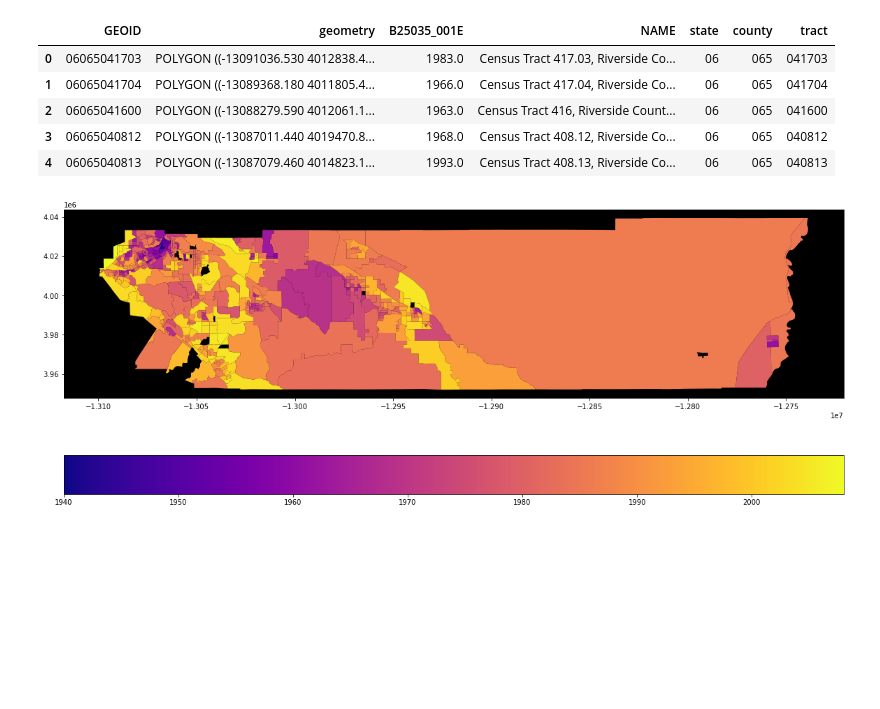
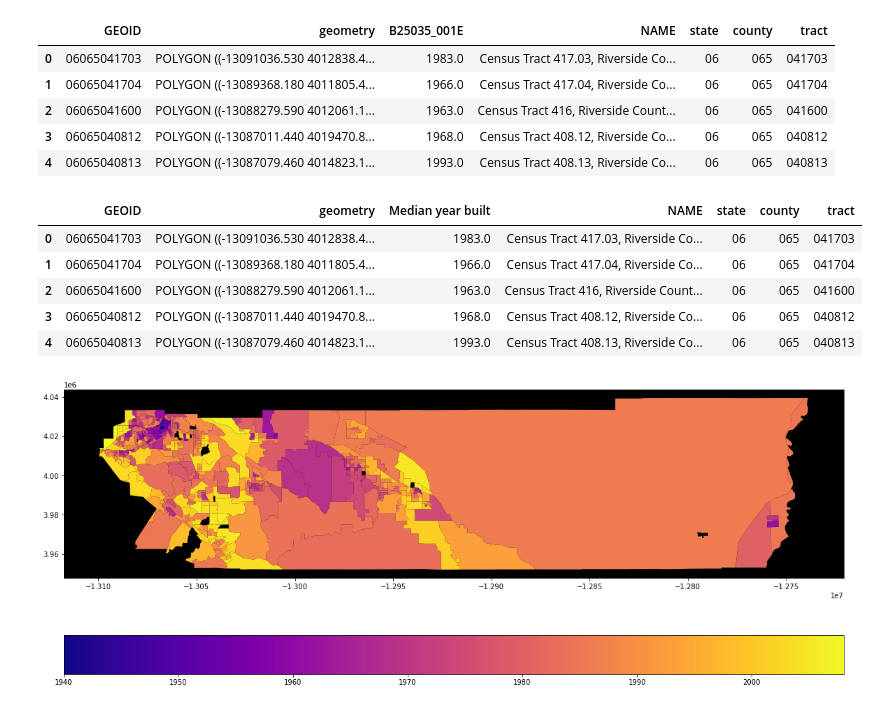
Before and after one commit to UCLALuskinDataScience/UrbanDataScience, a Jupyter notebook: week1/b_APIs.ipynb, the cells around one changed output. Drawn from its saved outputs; the diff is of its cells as text; code cells hidden in the pictures; blank space fills up the shorter version.

```diff
--- a/week1/b_APIs.ipynb
+++ b/week1/b_APIs.ipynb
@@ -256,6 +296,15 @@ riverside.head()
 # %%
 # let's rename the census column to something more memorable
 riverside.rename(columns={'B25035_001E':'Median year built'}, inplace=True)
+# %%
+riverside.head()
+# %% [output]
+|  | GEOID | geometry | Median year built | NAME | state | county | tract |
+| 0 | 06065041703 | POLYGON ((-13091036.530 4012838.4... | 1983.0 | Census Tract 417.03, Riverside Co... | 06 | 065 | 041703 |
+| 1 | 06065041704 | POLYGON ((-13089368.180 4011805.4... | 1966.0 | Census Tract 417.04, Riverside Co... | 06 | 065 | 041704 |
+| 2 | 06065041600 | POLYGON ((-13088279.590 4012061.1... | 1963.0 | Census Tract 416, Riverside Count... | 06 | 065 | 041600 |
+| 3 | 06065040812 | POLYGON ((-13087011.440 4019470.8... | 1968.0 | Census Tract 408.12, Riverside Co... | 06 | 065 | 040812 |
+| 4 | 06065040813 | POLYGON ((-13087079.460 4014823.1... | 1993.0 | Census Tract 408.13, Riverside Co... | 06 | 065 | 040813 |
 # %%
 fig, ax = plt.subplots(1,1,figsize=(20,10))
 riverside.plot('Median year built', ax=ax, cmap='plasma', legend=True,
```
Also changed, not shown: parts of 15 cells of this notebook.
